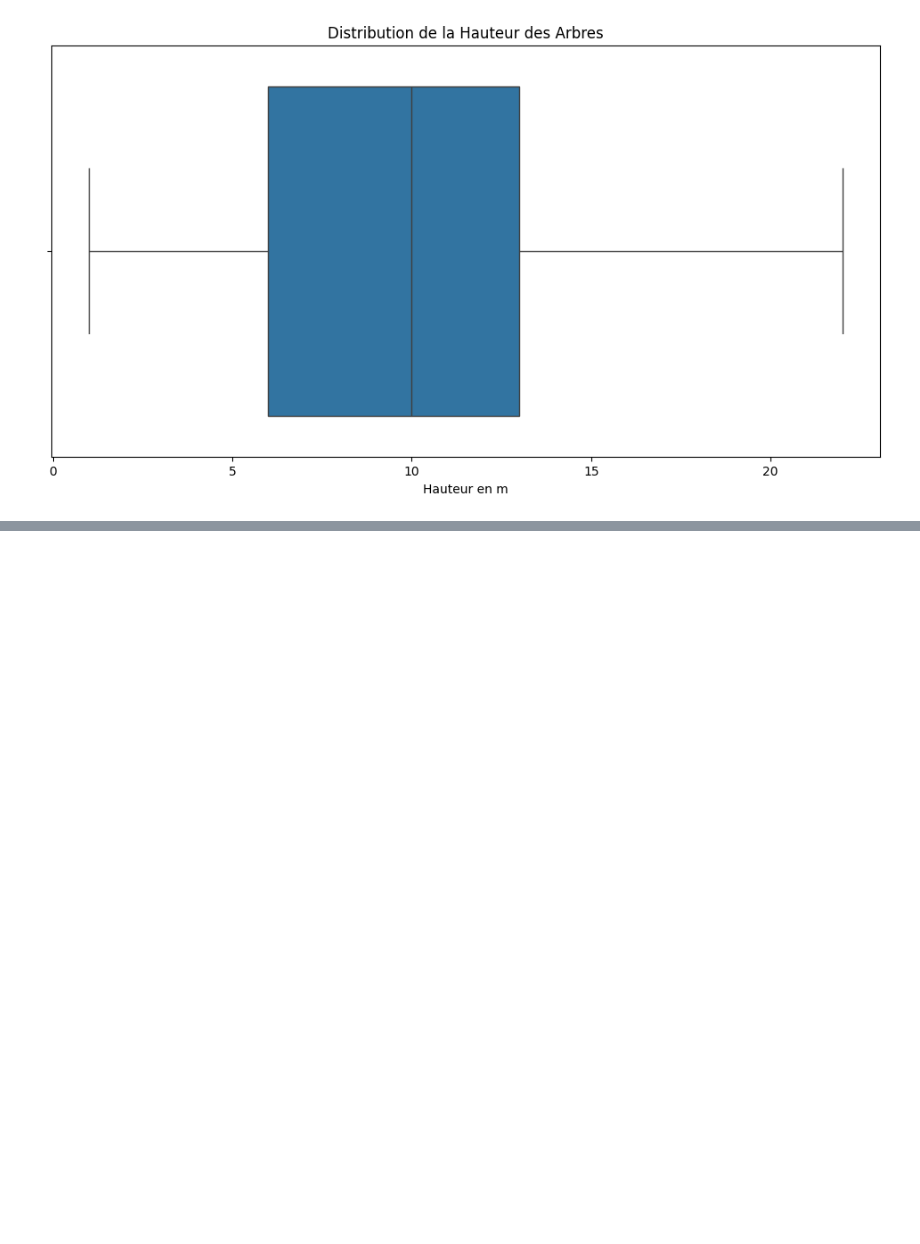
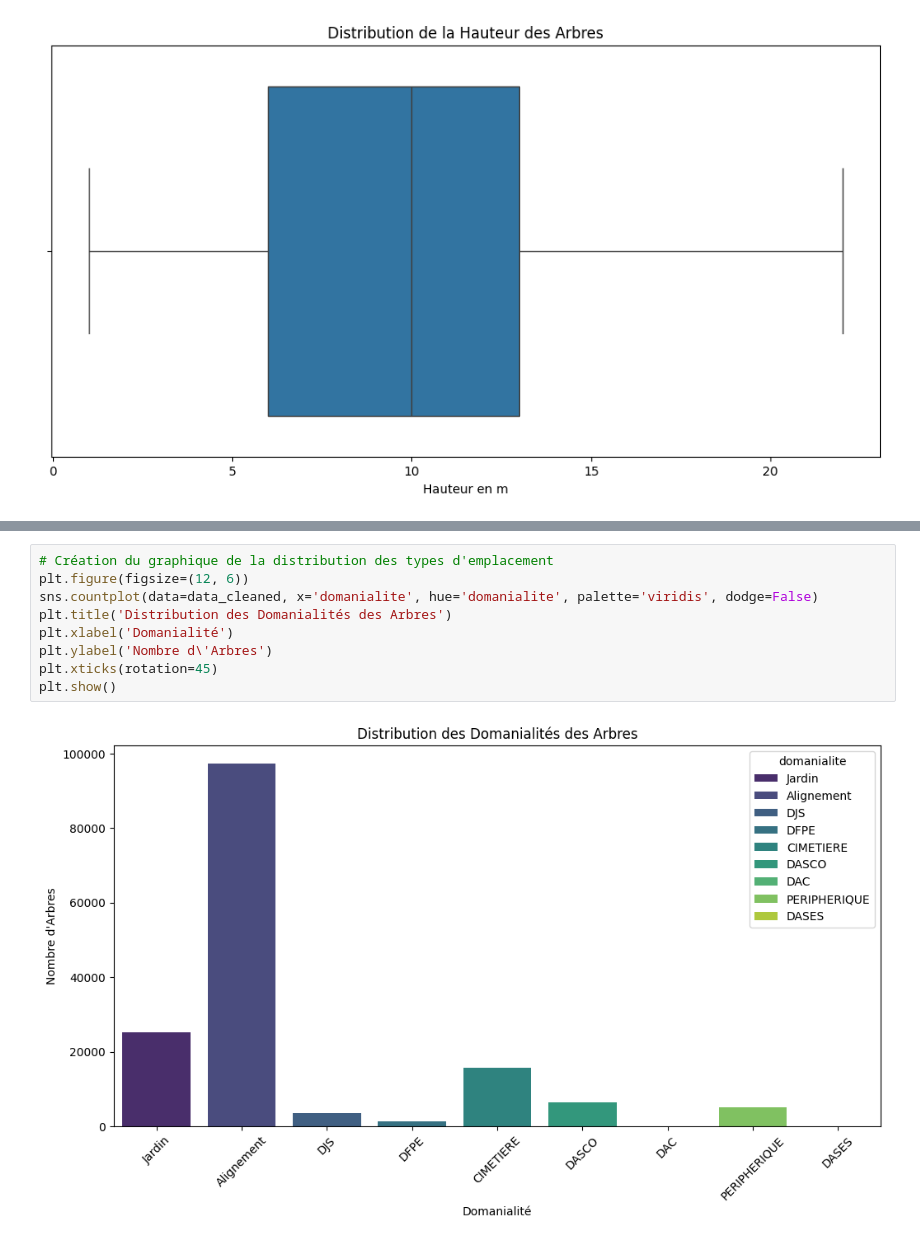
Before and after one commit to Krock13/AI_Engineer_Project_2_Smart_City, a Jupyter notebook: smart_city.ipynb, the cells around one changed output, grey strips where cells are left out. Cells and saved outputs as stored; diff of their text form; blank space fills up the shorter version.

```diff
--- a/smart_city.ipynb
+++ b/smart_city.ipynb
@@ -403 +474,12 @@ Ces observations sont importantes pour comprendre la répartition des hauteurs d
+# %%
+# Création du graphique de la distribution des types d'emplacement
+plt.figure(figsize=(12, 6))
+sns.countplot(data=data_cleaned, x='domanialite', hue='domanialite', palette='viridis', dodge=False)
+plt.title('Distribution des Domanialités des Arbres')
+plt.xlabel('Domanialité')
+plt.ylabel('Nombre d\'Arbres')
+plt.xticks(rotation=45)
+plt.show()
+# %% [output]
+[figure, added]
 # %% [markdown]
```
Also changed, not shown: parts of 16 cells of this notebook, 1 other file.
